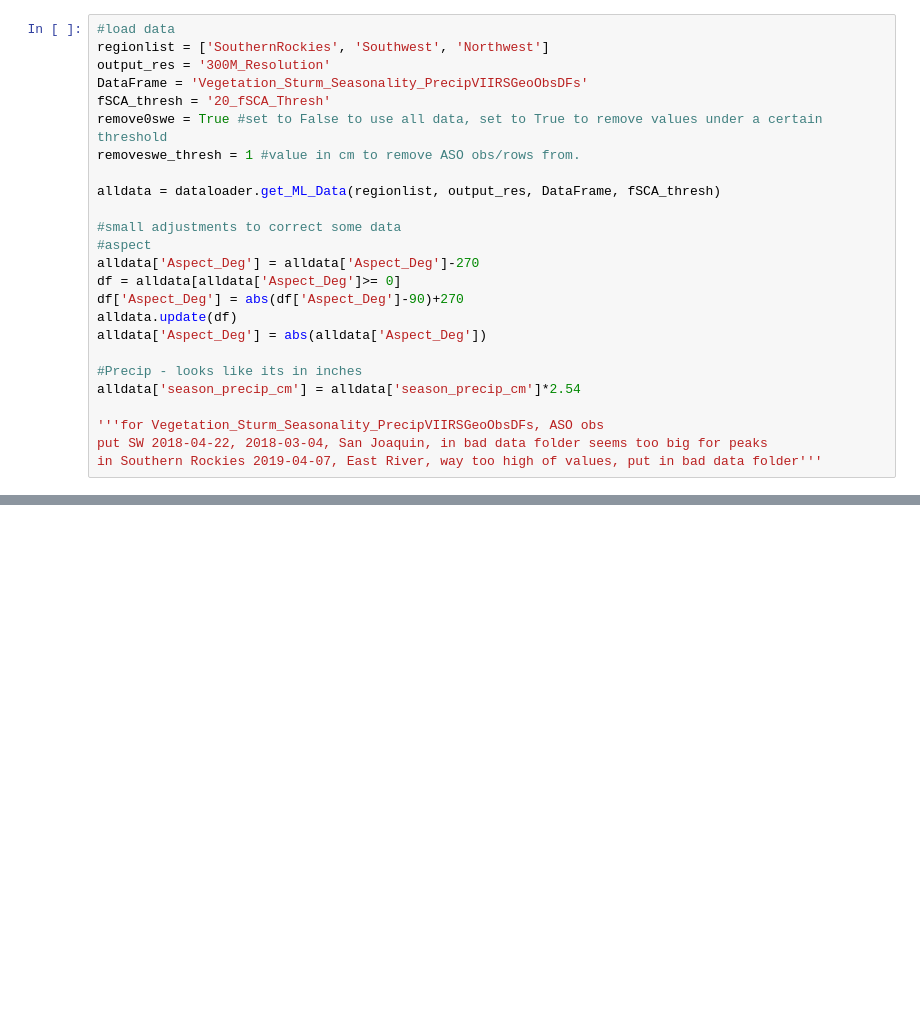
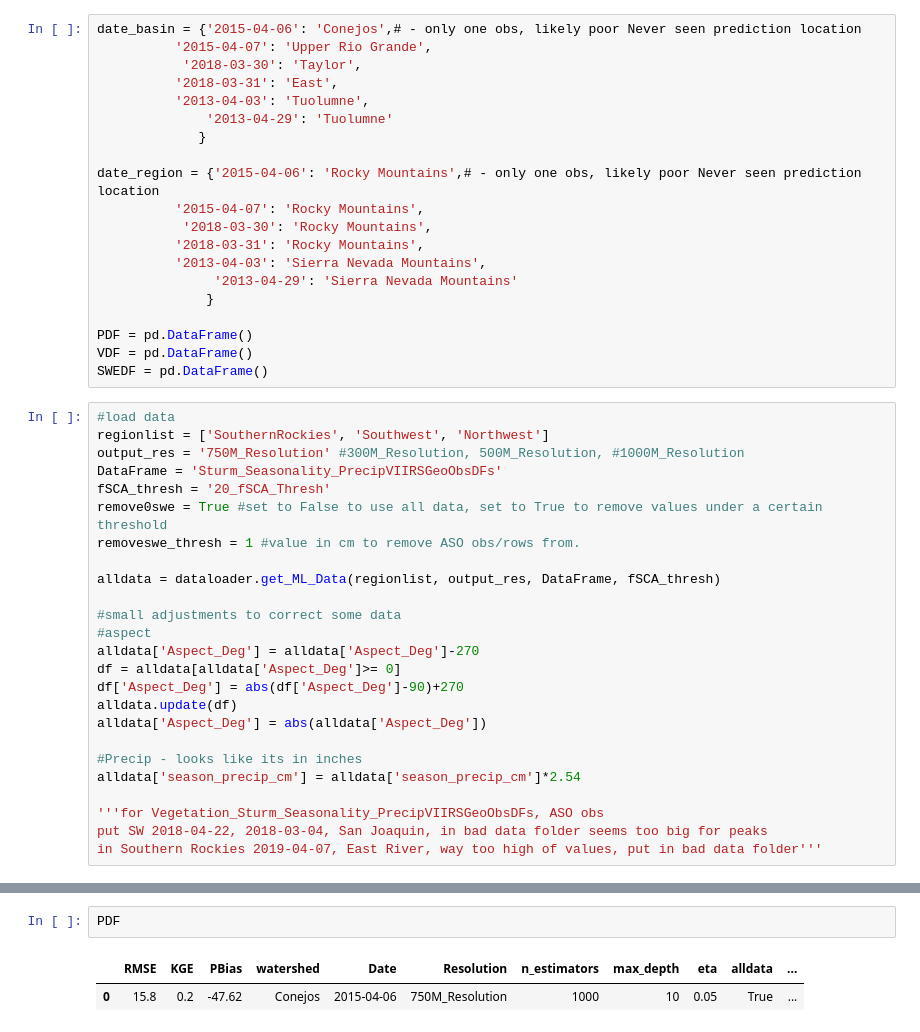
Before and after one commit to whitelightning450/SWEMLv2.0, a Jupyter notebook: Modeling/XGBoost_HOO.ipynb, the cells around one changed output, grey strips where cells are left out. Saved outputs shown, nothing was run; the diff lists cells and outputs as text; blank space fills up the shorter version.

```diff
--- a/Modeling/XGBoost_HOO.ipynb
+++ b/Modeling/XGBoost_HOO.ipynb
@@ -25,8 +38,28 @@ XGBoost development script, cuda
+# %%
+date_basin = {'2015-04-06': 'Conejos',# - only one obs, likely poor Never seen prediction location
+          '2015-04-07': 'Upper Rio Grande',
+           '2018-03-30': 'Taylor',
+          '2018-03-31': 'East',
+          '2013-04-03': 'Tuolumne',
+              '2013-04-29': 'Tuolumne'
+             }
+
+date_region = {'2015-04-06': 'Rocky Mountains',# - only one obs, likely poor Never seen prediction location
+          '2015-04-07': 'Rocky Mountains',
+           '2018-03-30': 'Rocky Mountains',
+          '2018-03-31': 'Rocky Mountains',
+          '2013-04-03': 'Sierra Nevada Mountains',
+               '2013-04-29': 'Sierra Nevada Mountains'
+              }
+
+PDF = pd.DataFrame()
+VDF = pd.DataFrame()
+SWEDF = pd.DataFrame()
 # %%
 #load data
 regionlist = ['SouthernRockies', 'Southwest', 'Northwest']
-output_res = '300M_Resolution'
-DataFrame = 'Vegetation_Sturm_Seasonality_PrecipVIIRSGeoObsDFs'
+output_res = '750M_Resolution' #300M_Resolution, 500M_Resolution, #1000M_Resolution
+DataFrame = 'Sturm_Seasonality_PrecipVIIRSGeoObsDFs'
 fSCA_thresh = '20_fSCA_Thresh'
 remove0swe = True #set to False to use all data, set to True to remove values under a certain threshold
 removeswe_thresh = 1 #value in cm to remove ASO obs/rows from.
@@ -332,0 +549,5 @@ Training model with optimized hyperparameters
+# %%
+PDF
+# %% [output]
+|  | RMSE | KGE | PBias | watershed | Date | Resolution | n_estimators | max_depth | eta | alldata | ... |
+| 0 | 15.8 | 0.2 | -47.62 | Conejos | 2015-04-06 | 750M_Resolution | 1000 | 10 | 0.05 | True | ... |
```
Also changed, not shown: parts of 5 cells of this notebook, 44 other files.
